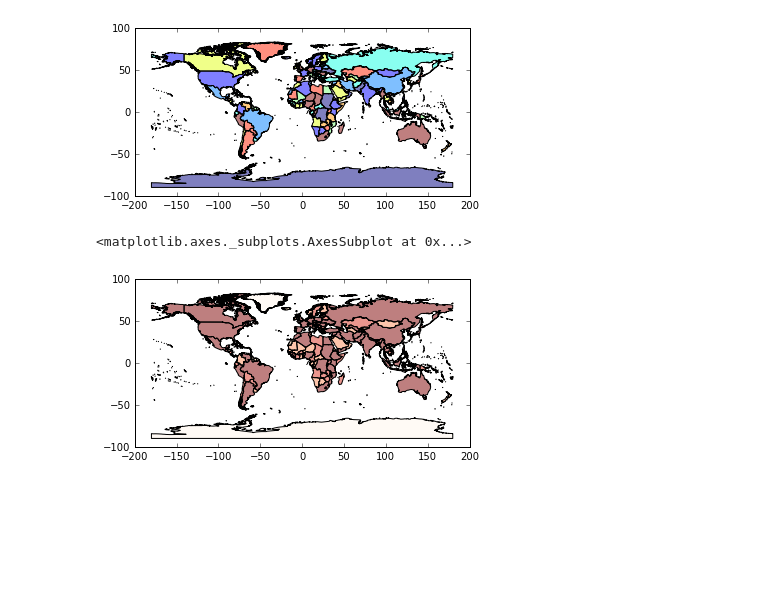
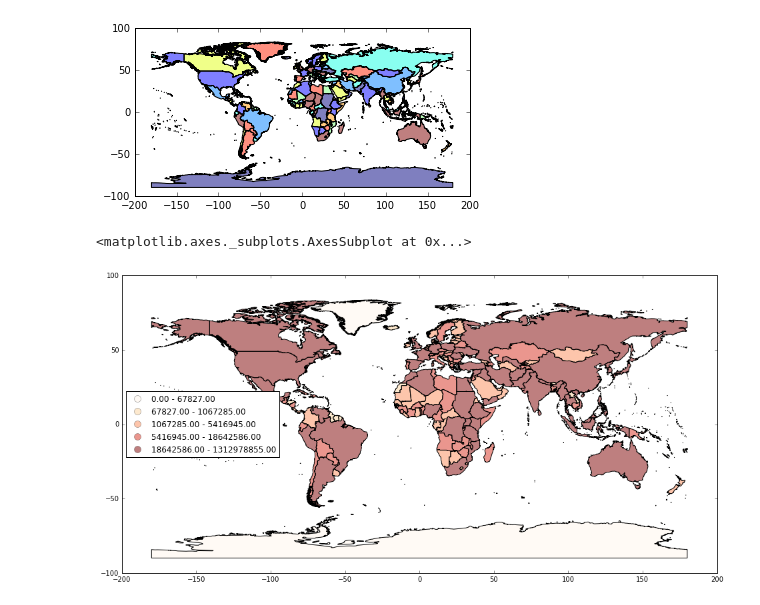
Before and after one commit to dersteppenwolf/pycon, a Jupyter notebook: 11_geopandas.ipynb, the cells around one changed output. Cells and saved outputs as stored; diff of their text form; code cells hidden in the pictures; blank space fills up the shorter version.

```diff
--- a/11_geopandas.ipynb
+++ b/11_geopandas.ipynb
@@ -17,8 +15,9 @@ world.plot();
 # %% [output]
 [figure]
 # %%
-world.plot(column='POP2005', scheme='QUANTILES', k=5, colormap='OrRd')
+world.plot(column='POP2005', scheme='QUANTILES', k=5, colormap='OrRd',  legend=True,
+           figsize=(16, 10))
 # %% [output]
 <matplotlib.axes._subplots.AxesSubplot at 0x...>
-[figure, old version]
+[figure, new version]
 # %%
```
Also changed, not shown: parts of 2 cells of this notebook, 3 other files.
